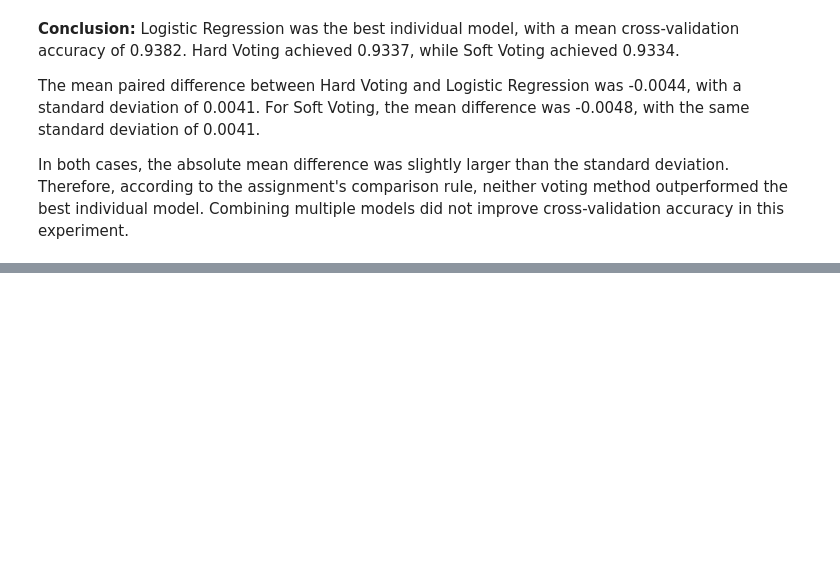
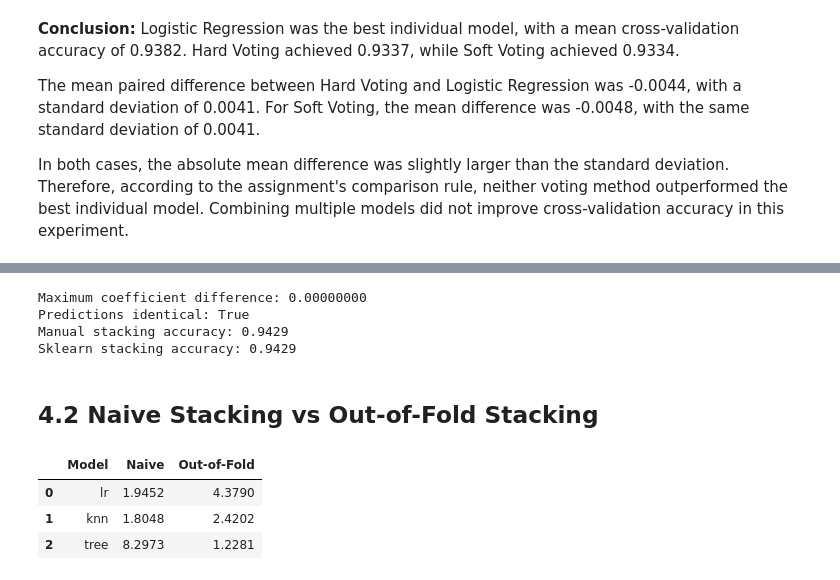
Before and after one commit to Meyrim1/meirim_ML_task_4, a Jupyter notebook: meirim_task4.ipynb, the cells around one changed output, grey strips where cells are left out. Cells and saved outputs as stored; diff of their text form; code cells hidden in the pictures; blank space fills up the shorter version.

```diff
--- a/meirim_task4.ipynb
+++ b/meirim_task4.ipynb
@@ -666,0 +694,20 @@ In both cases, the absolute mean difference was slightly larger than the standar
+# %%
+
+meta_model = LogisticRegression()
+meta_model.fit(meta_features, y_train)
+
+test_meta_features = np.column_stack([
+    clone(model)
+    .fit(X_train, y_train)
+    .predict_proba(X_test)[:, 1]
+    for name, model in members
+])
+
+manual_stack_predictions = meta_model.predict(test_meta_features)
+manual_stack_accuracy = np.mean(
+    manual_stack_predictions == y_test
+)
+
+print("Test meta-features shape:", test_meta_features.shape)
+print("Meta-learner coefficients:", meta_model.coef_)
+print(f"Manual stacking accuracy: {manual_stack_accuracy:.4f}")
@@ -666,0 +718,59 @@ In both cases, the absolute mean difference was slightly larger than the standar
+# %%
+
+from sklearn.ensemble import StackingClassifier
+
+stack = StackingClassifier(
+    estimators=members,
+    final_estimator=LogisticRegression(),
+    cv=cv
+)
+
+stack.fit(X_train, y_train)
+
+sklearn_stack_predictions = stack.predict(X_test)
+sklearn_stack_accuracy = stack.score(X_test, y_test)
+
+coef_difference = np.max(
+    np.abs(meta_model.coef_ - stack.final_estimator_.coef_)
+)
+
+predictions_identical = np.array_equal(
+    manual_stack_predictions,
+    sklearn_stack_predictions
+)
+
+print(f"Maximum coefficient difference: {coef_difference:.8f}")
+print(f"Predictions identical: {predictions_identical}")
+print(f"Manual stacking accuracy: {manual_stack_accuracy:.4f}")
+print(f"Sklearn stacking accuracy: {sklearn_stack_accuracy:.4f}")
+# %% [output]
+Maximum coefficient difference: 0.00000000
+Predictions identical: True
+Manual stacking accuracy: 0.9429
+Sklearn stacking accuracy: 0.9429
+# %% [markdown]
+## 4.2 Naive Stacking vs Out-of-Fold Stacking
+# %%
+
+naive_meta_features = np.column_stack([
+    clone(model)
+    .fit(X_train, y_train)
+    .predict_proba(X_train)[:, 1]
+    for name, model in members
+])
+
+naive_meta_model = LogisticRegression()
+naive_meta_model.fit(naive_meta_features, y_train)
+
+coefficient_table = pd.DataFrame({
+    "Model": [name for name, model in members],
+    "Naive": naive_meta_model.coef_[0],
+    "Out-of-Fold": meta_model.coef_[0]
+})
+
+display(coefficient_table.round(4))
+# %% [output]
+|  | Model | Naive | Out-of-Fold |
+| 0 | lr | 1.9452 | 4.3790 |
+| 1 | knn | 1.8048 | 2.4202 |
+| 2 | tree | 8.2973 | 1.2281 |
```
Also changed, not shown: parts of 8 cells of this notebook.
